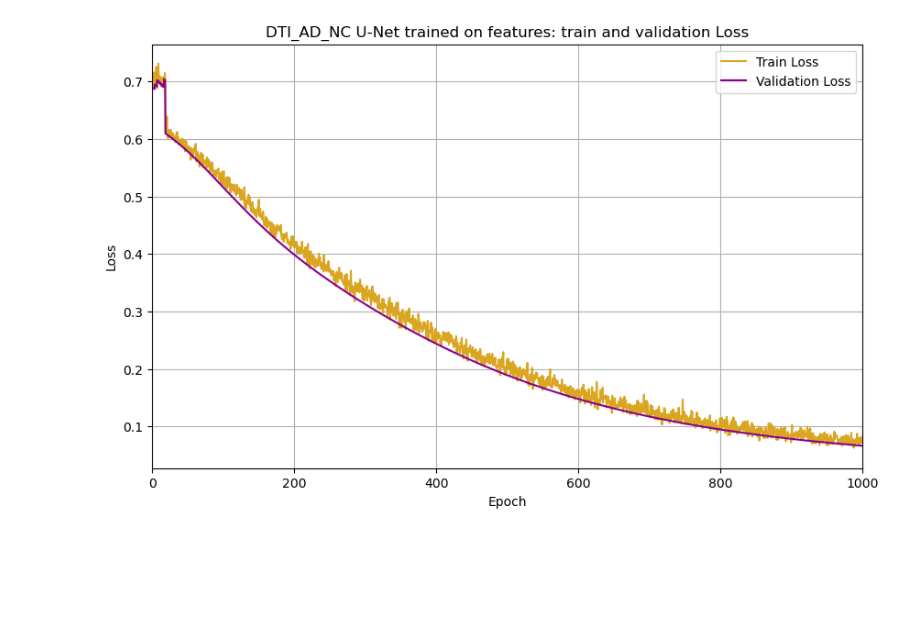
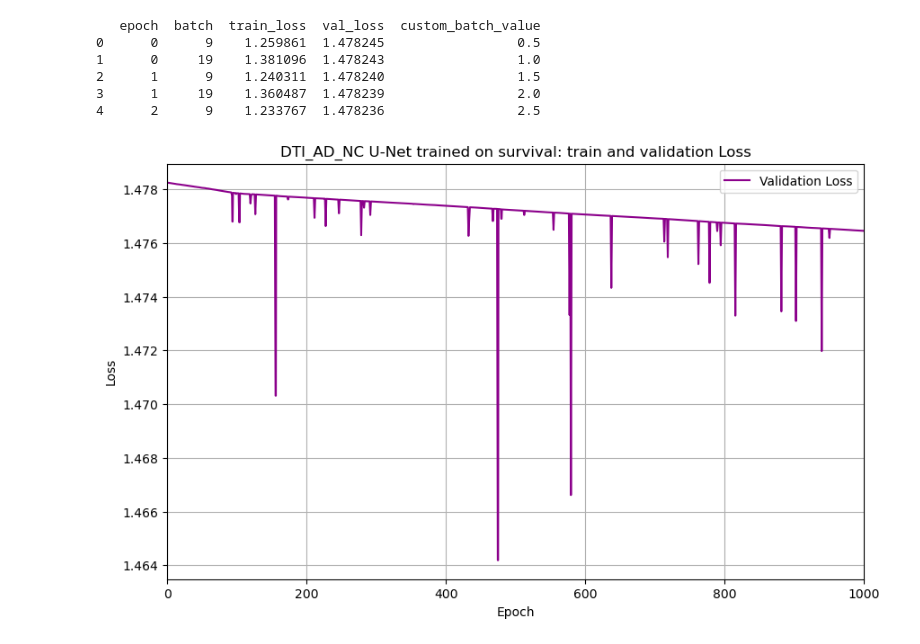
Before and after one commit to yyexela/EE577_Project, a Jupyter notebook: notebooks/UNet_results_analysis.ipynb, the cells around one changed output. Saved outputs shown, nothing was run; the diff lists cells and outputs as text; code cells hidden in the pictures; blank space fills up the shorter version.

```diff
--- a/notebooks/UNet_results_analysis.ipynb
+++ b/notebooks/UNet_results_analysis.ipynb
@@ -10,5 +10,5 @@ sys.path.append('../results')
 pkg_path = str(Path(os.path.abspath('')).parent.absolute())
 sys.path.insert(0, pkg_path)
 # print(pkg_path)
-data_path=pkg_path+'/results/'
+data_path=pkg_path+'/best_models/'
 # %%
@@ -32,22 +72,38 @@ print(DTI_loss_log.head())
+# %%
+# Read the data without headers (header=None)
+file_name = 'DTI_surv_loss.csv'
+DTI_loss_surv = pd.read_csv(data_path + file_name)
+
+DTI_loss_surv = DTI_loss_surv.sort_values(by=['epoch', 'batch'])
+DTI_loss_surv['custom_batch_value'] = (DTI_loss_surv['epoch'] ) * 1.0 + (DTI_loss_surv['batch'] // 10) * 0.5 + 0.5
+
+print(DTI_loss_surv.head())
+# %% [output]
+   epoch  batch  train_loss  val_loss  custom_batch_value
+0      0      9    1.259861  1.478245                 0.5
+1      0     19    1.381096  1.478243                 1.0
+2      1      9    1.240311  1.478240                 1.5
+3      1     19    1.360487  1.478239                 2.0
+4      2      9    1.233767  1.478236                 2.5
 # %%
 
 plt.figure(figsize=(10, 6))
 
 # Plot train_loss
-plt.plot(DTI_loss_log['custom_batch_value'], DTI_loss_log['train_loss'], label='Train Loss', color='goldenrod')
+# plt.plot(DTI_loss_surv['custom_batch_value'], DTI_loss_surv['train_loss'], label='Train Loss', color='goldenrod')
 
 # Plot val_loss
-plt.plot(DTI_loss_log['custom_batch_value'], DTI_loss_log['val_loss'], label='Validation Loss', color='darkmagenta')
+plt.plot(DTI_loss_surv['custom_batch_value'], DTI_loss_surv['val_loss'], label='Validation Loss', color='darkmagenta')
 
 # Labeling the plot
 plt.xlabel('Epoch')
 plt.ylabel('Loss')
-plt.title('DTI_AD_NC U-Net trained on features: train and validation Loss')
+plt.title('DTI_AD_NC U-Net trained on survival: train and validation Loss')
 plt.legend()
 plt.xlim(0, 1000)
 
 # Show the plot
 plt.grid(True)
 plt.show()
 # %% [output]
-[figure, old version]
+[figure, new version]
```
Also changed, not shown: parts of 3 cells of this notebook, 37 other files.
